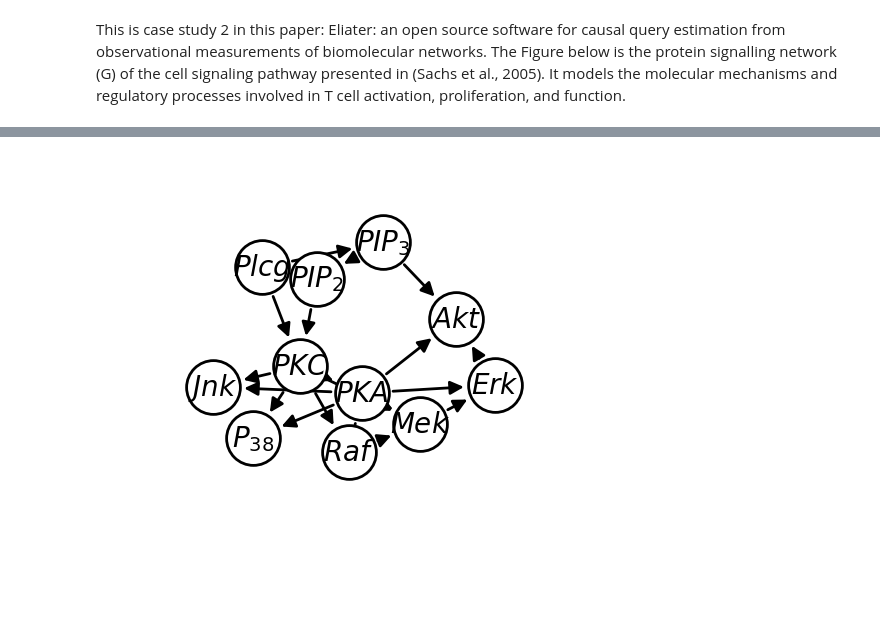
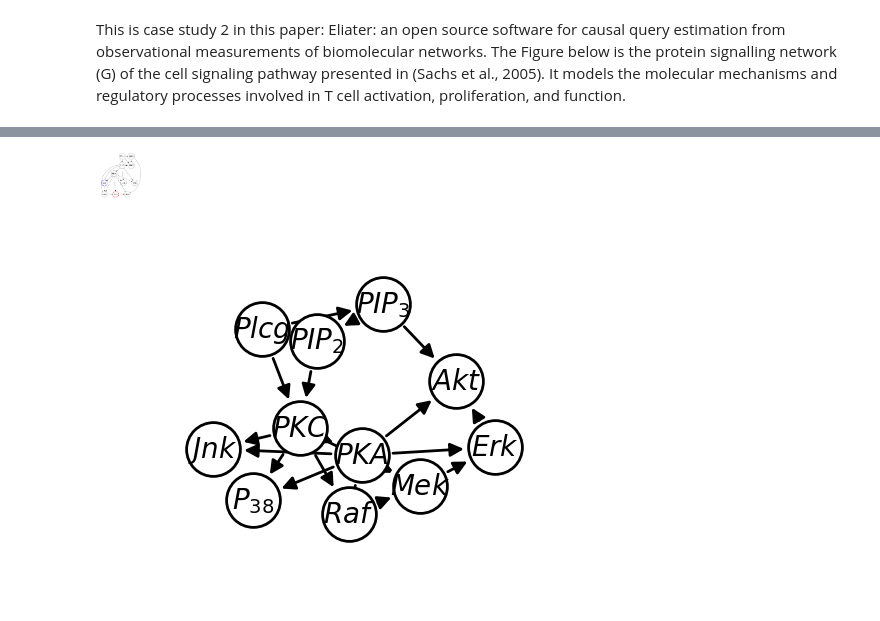
Before and after one commit to y0-causal-inference/eliater, a Jupyter notebook: notebooks/Case_study2_The_Tsignaling_pathway.ipynb, the cells around one changed output, grey strips where cells are left out. Drawn from its saved outputs; the diff is of its cells as text; code cells hidden in the pictures; blank space fills up the shorter version.

Commit message:
Resizing image

```diff
--- a/notebooks/Case_study2_The_Tsignaling_pathway.ipynb
+++ b/notebooks/Case_study2_The_Tsignaling_pathway.ipynb
@@ -50,3 +48,8 @@ mechanisms and regulatory processes involved in T cell activation, proliferation
+# %%
+from IPython.display import Image
+Image(filename="../img/Tsignaling.png", width=50, height=50)
+# %% [output]
+[figure, added]
 # %%
 graph = t_cell_signaling_example.graph
 graph.draw()
```
Also changed, not shown: parts of 1 cell of this notebook.
